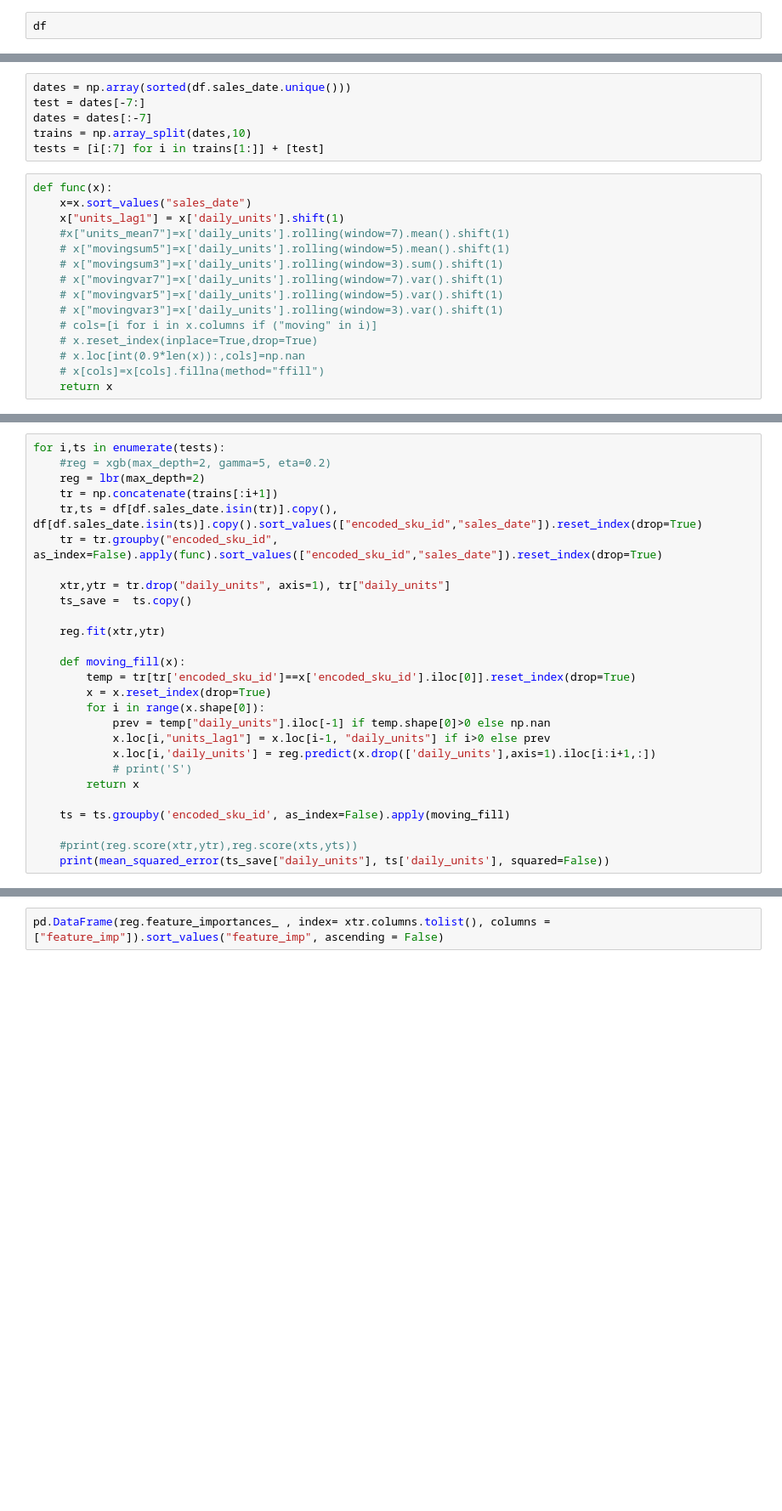
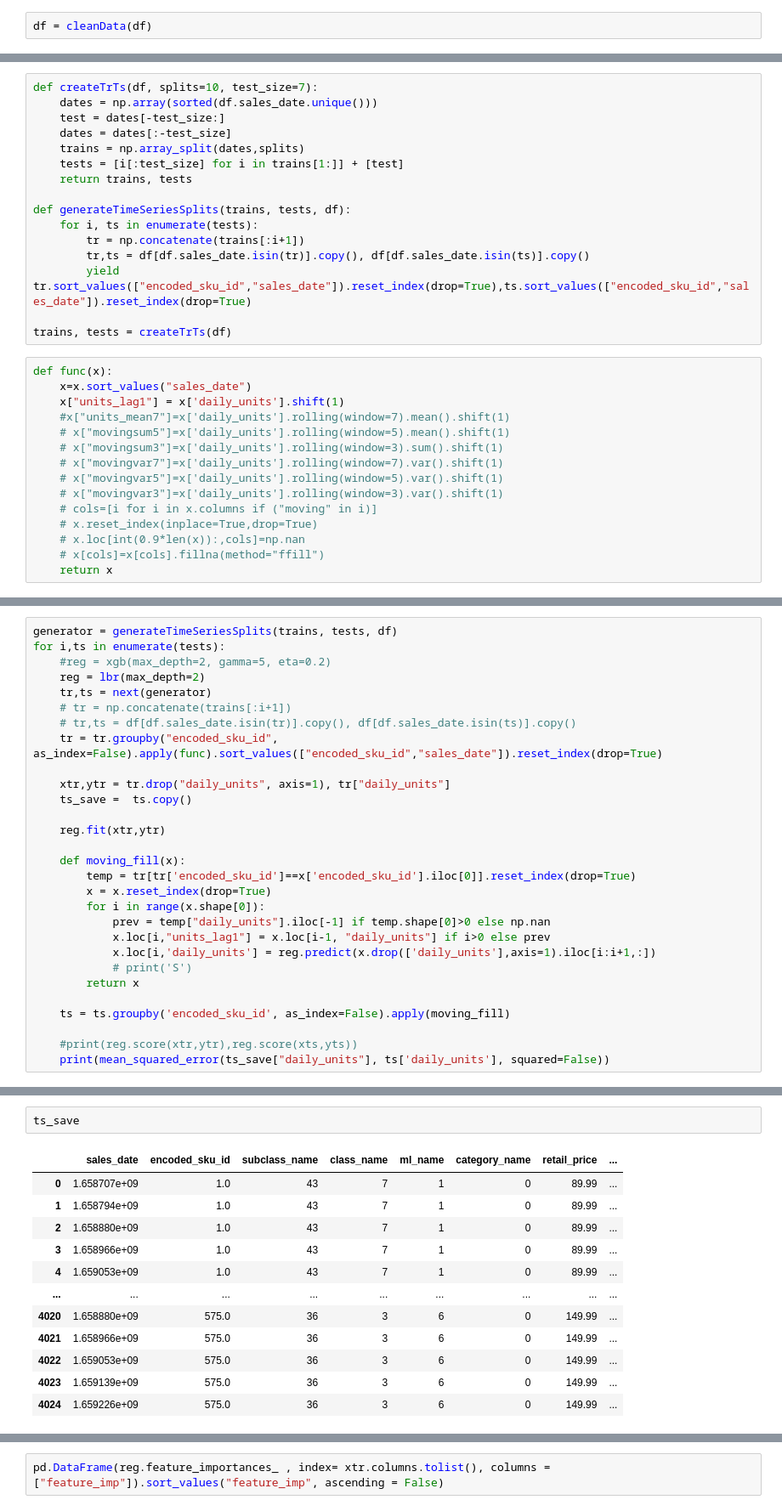
Before and after one commit to hvaddi16/Best-Buy, a Jupyter notebook: Varun.ipynb, the cells around one changed output, grey strips where cells are left out. Shown at 85% size. Cells and saved outputs as stored; diff of their text form; blank space fills up the shorter version.

```diff
--- a/Varun.ipynb
+++ b/Varun.ipynb
@@ -106,2 +134,2 @@ df = df[df.daily_units>=0]
 # %%
-df
+df = cleanData(df)
@@ -122,9 +136,19 @@ df
-# %%
-dates = np.array(sorted(df.sales_date.unique()))
-test = dates[-7:]
-dates = dates[:-7]
-trains = np.array_split(dates,10)
-tests = [i[:7] for i in trains[1:]] + [test]
+# %%
+def createTrTs(df, splits=10, test_size=7):
+    dates = np.array(sorted(df.sales_date.unique()))
+    test = dates[-test_size:]
+    dates = dates[:-test_size]
+    trains = np.array_split(dates,splits)
+    tests = [i[:test_size] for i in trains[1:]] + [test]
+    return trains, tests
+
+def generateTimeSeriesSplits(trains, tests, df):
+    for i, ts in enumerate(tests):
+        tr = np.concatenate(trains[:i+1])
+        tr,ts = df[df.sales_date.isin(tr)].copy(), df[df.sales_date.isin(ts)].copy()
+        yield tr.sort_values(["encoded_sku_id","sales_date"]).reset_index(drop=True),ts.sort_values(["encoded_sku_id","sales_date"]).reset_index(drop=True)
+
+trains, tests = createTrTs(df)
 # %%
 def func(x):
     x=x.sort_values("sales_date")
@@ -143,9 +187,11 @@ def func(x):
 # %%
+generator = generateTimeSeriesSplits(trains, tests, df)
 for i,ts in enumerate(tests):
     #reg = xgb(max_depth=2, gamma=5, eta=0.2)
     reg = lbr(max_depth=2)
-    tr = np.concatenate(trains[:i+1])
-    tr,ts = df[df.sales_date.isin(tr)].copy(), df[df.sales_date.isin(ts)].copy().sort_values(["encoded_sku_id","sales_date"]).reset_index(drop=True)
+    tr,ts = next(generator)
+    # tr = np.concatenate(trains[:i+1])
+    # tr,ts = df[df.sales_date.isin(tr)].copy(), df[df.sales_date.isin(ts)].copy()
     tr = tr.groupby("encoded_sku_id", as_index=False).apply(func).sort_values(["encoded_sku_id","sales_date"]).reset_index(drop=True)
 
     xtr,ytr = tr.drop("daily_units", axis=1), tr["daily_units"]
@@ -180,0 +227,15 @@ for i,ts in enumerate(tests):
+# %%
+ts_save
+# %% [output]
+|  | sales_date | encoded_sku_id | subclass_name | class_name | ml_name | category_name | retail_price | ... |
+| 0 | 1.658707e+09 | 1.0 | 43 | 7 | 1 | 0 | 89.99 | ... |
+| 1 | 1.658794e+09 | 1.0 | 43 | 7 | 1 | 0 | 89.99 | ... |
+| 2 | 1.658880e+09 | 1.0 | 43 | 7 | 1 | 0 | 89.99 | ... |
+| 3 | 1.658966e+09 | 1.0 | 43 | 7 | 1 | 0 | 89.99 | ... |
+| 4 | 1.659053e+09 | 1.0 | 43 | 7 | 1 | 0 | 89.99 | ... |
+| ... | ... | ... | ... | ... | ... | ... | ... | ... |
+| 4020 | 1.658880e+09 | 575.0 | 36 | 3 | 6 | 0 | 149.99 | ... |
+| 4021 | 1.658966e+09 | 575.0 | 36 | 3 | 6 | 0 | 149.99 | ... |
+| 4022 | 1.659053e+09 | 575.0 | 36 | 3 | 6 | 0 | 149.99 | ... |
+| 4023 | 1.659139e+09 | 575.0 | 36 | 3 | 6 | 0 | 149.99 | ... |
+| 4024 | 1.659226e+09 | 575.0 | 36 | 3 | 6 | 0 | 149.99 | ... |
```
Also changed, not shown: parts of 14 cells of this notebook.
